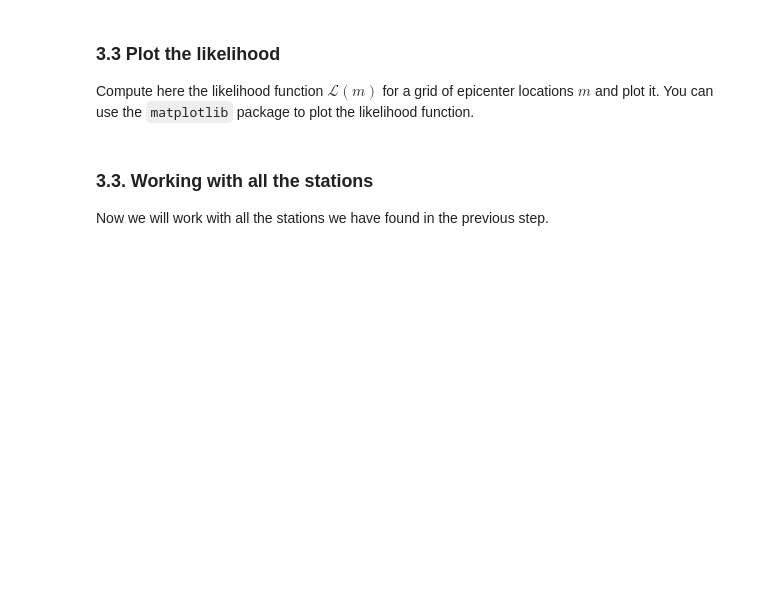
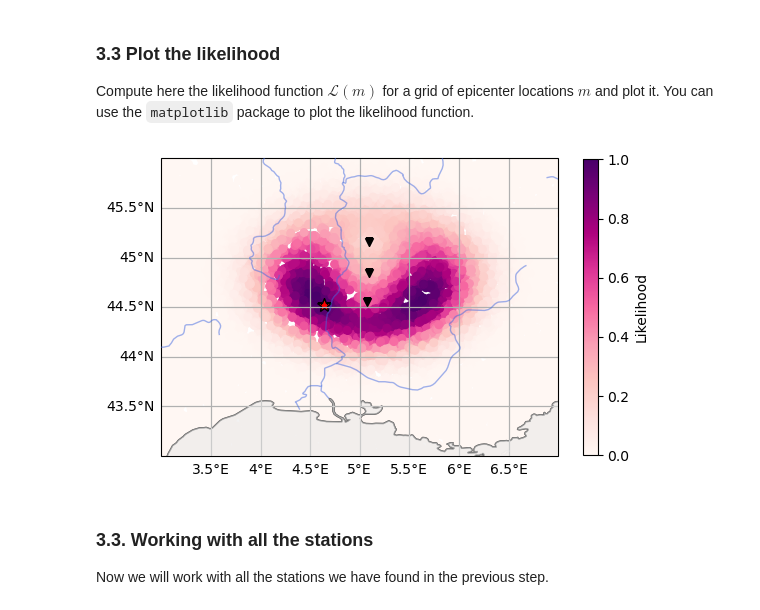
Before and after one commit to leonard-seydoux/earth-data-science, a Jupyter notebook: labs/2_epicenter/epicenter_solution.ipynb, the cells around one changed output. Saved outputs shown, nothing was run; the diff lists cells and outputs as text; code cells hidden in the pictures; blank space fills up the shorter version.

```diff
--- a/labs/2_epicenter/epicenter_solution.ipynb
+++ b/labs/2_epicenter/epicenter_solution.ipynb
@@ -302,12 +304,14 @@ $$
 At first we will work with (deliberately) too few seismic stations which naturally brings biases in the estimation of the epicenter location. We will select three stations located in a line along the Rhône valley: OGCN, OGCB, and OGDF.
 # %%
 # Extract selected stations
-stream_line = stream.select(station="OG*")
+station_list = ["OGCN", "OGCB", "OGDF"]
+stream_line = stream.select(station=",".join(station_list))
+# stream_line = stream.select(station="OG*")
 
-# Remove OGCC station
-stream_line = stream_line.remove(stream_line.select(station="OGCC")[0])
-stream_line = stream_line.remove(stream_line.select(station="OGS2")[0])
-stream_line = stream_line.remove(stream_line.select(station="OGS3")[0])
+# # Remove OGCC station
+# stream_line = stream_line.remove(stream_line.select(station="OGCC")[0])
+# stream_line = stream_line.remove(stream_line.select(station="OGS2")[0])
+# stream_line = stream_line.remove(stream_line.select(station="OGS3")[0])
 
-# Print stream information
+# # Print stream information
 stream_line
@@ -320,19 +332,21 @@ Compute here the likelihood function $\mathcal{L}(m)$ for a grid of epicenter lo
 # %%
 extent = [3, 7, 43, 46]
 
 latitudes, longitudes, likelihood = solver.monte_carlo_gaussian(
-    stream_line, shots=40000, uncertainty=10, wavespeed=3, extent=extent
+    stream_line, shots=10000, uncertainty=10, wavespeed=4, extent=extent
 )
 
 # Plot the likelihood
 ax = solver.basemap(extent=extent, stream=stream_line, event=event)
 
 # Plot likelihood
-img = ax.scatter(longitudes, latitudes, c=likelihood, cmap="RdPu", s=9)
+img = ax.scatter(longitudes, latitudes, c=likelihood, cmap="RdPu", s=30)
 plt.colorbar(img, ax=ax, label="Likelihood", shrink=0.8)
 
 # Show
 plt.show()
+# %% [output]
+[figure, added]
 # %% [markdown]
 ### 3.3. Working with all the stations
 
```
Also changed, not shown: parts of 7 cells of this notebook, 1 other file.
